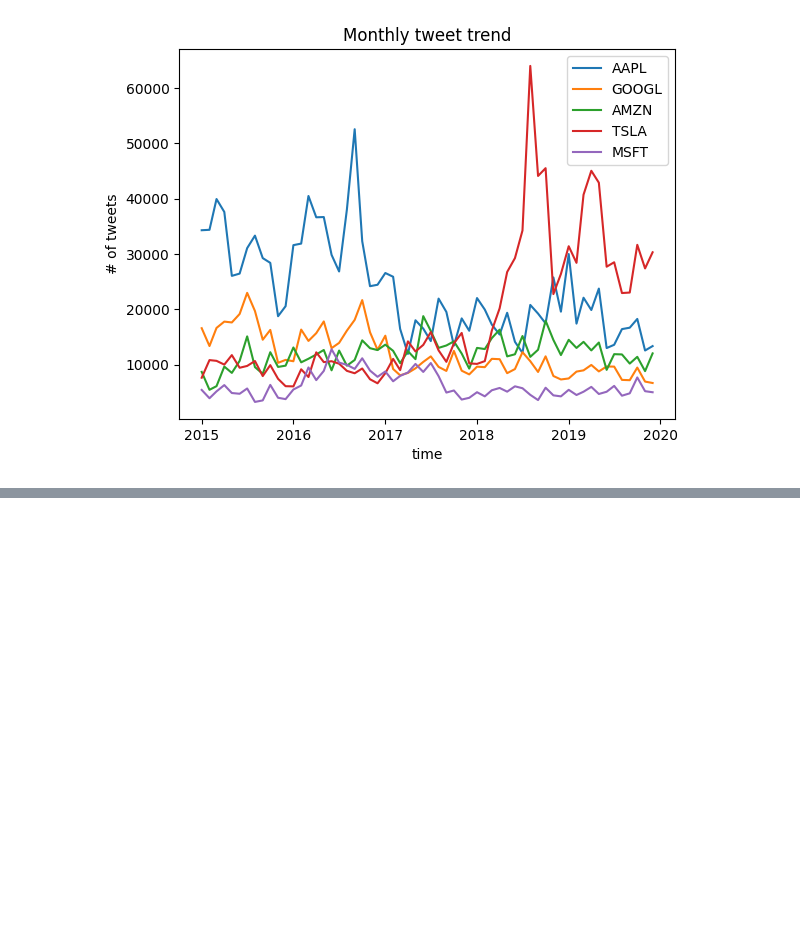
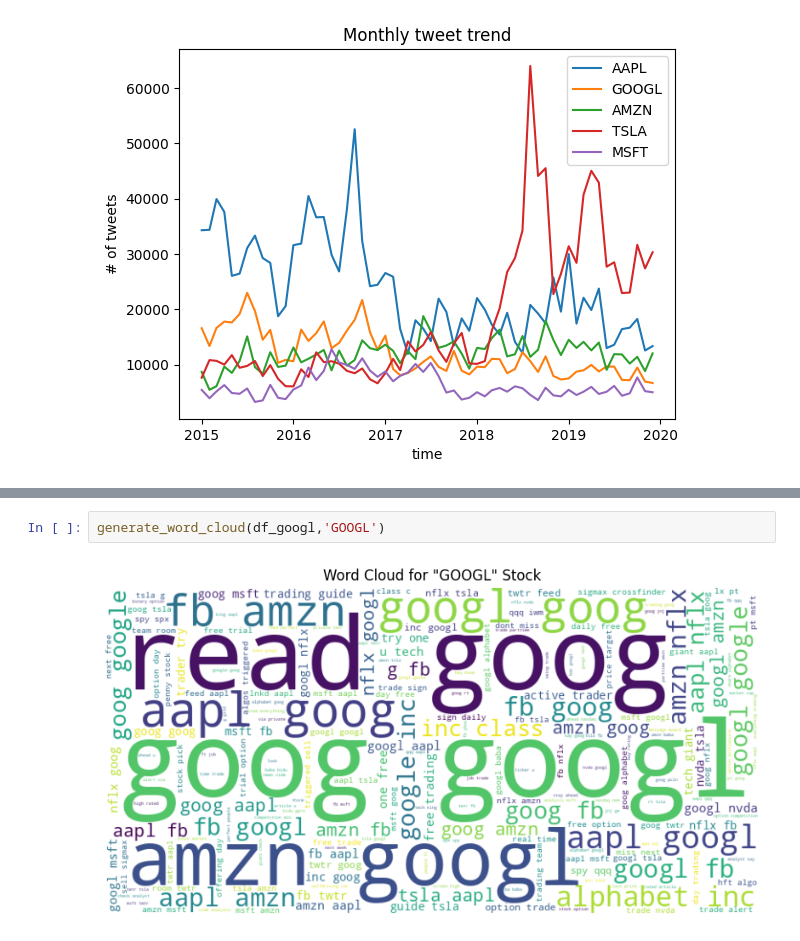
Before and after one commit to sohamthirty/Stock-Price-Prediction-with-Sentiment-Analysis, a Jupyter notebook: TweetData.ipynb, the cells around one changed output, grey strips where cells are left out. Drawn from its saved outputs; the diff is of its cells as text; blank space fills up the shorter version.

```diff
--- a/TweetData.ipynb
+++ b/TweetData.ipynb
@@ -136,0 +379,4 @@ plt.show()
+# %%
+generate_word_cloud(df_googl,'GOOGL')
+# %% [output]
+[figure, added]
```
Also changed, not shown: parts of 32 cells of this notebook.
